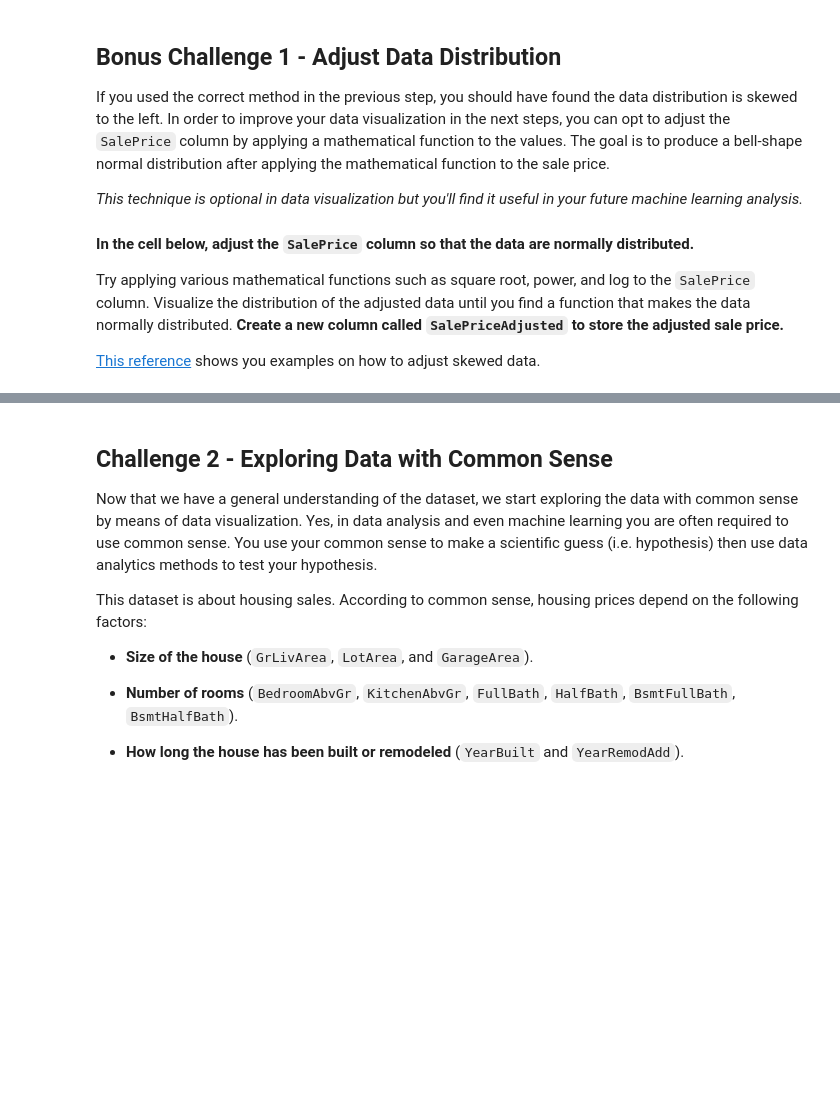
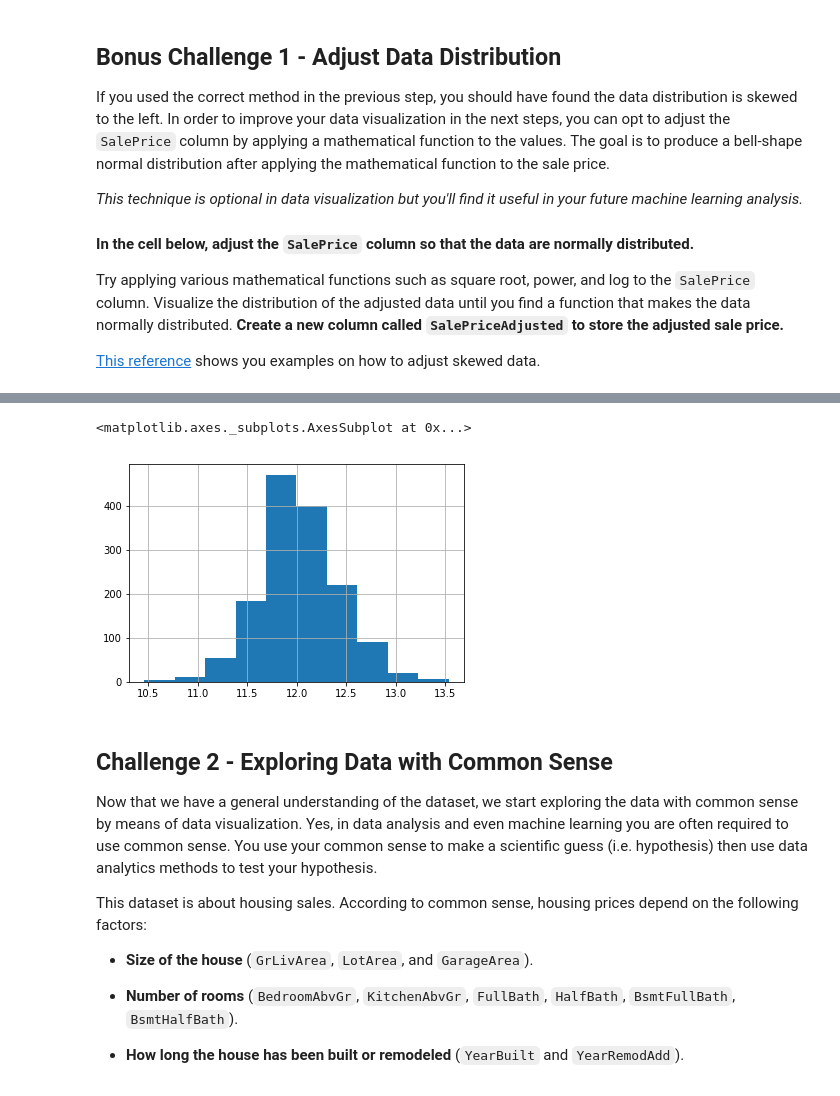
Before and after one commit to ta-datapt-bcn/lab-storytelling-data-visualization, a Jupyter notebook: your-code/main.ipynb, the cells around one changed output, grey strips where cells are left out. Saved outputs shown, nothing was run; the diff lists cells and outputs as text; code cells hidden in the pictures; blank space fills up the shorter version.

```diff
--- a/your-code/main.ipynb
+++ b/your-code/main.ipynb
@@ -79,0 +133,5 @@ Try applying various mathematical functions such as square root, power, and log
+# %%
+df['SalePrice'].apply(math.log).hist()
+# %% [output]
+<matplotlib.axes._subplots.AxesSubplot at 0x...>
+[figure, added]
```
Also changed, not shown: parts of 13 cells of this notebook, 1 other file.
